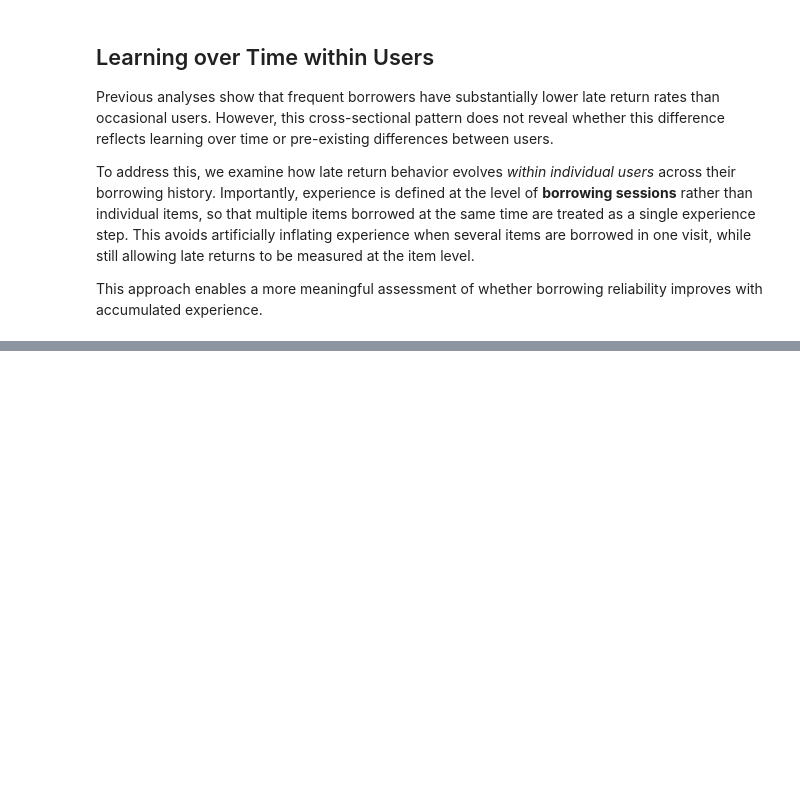
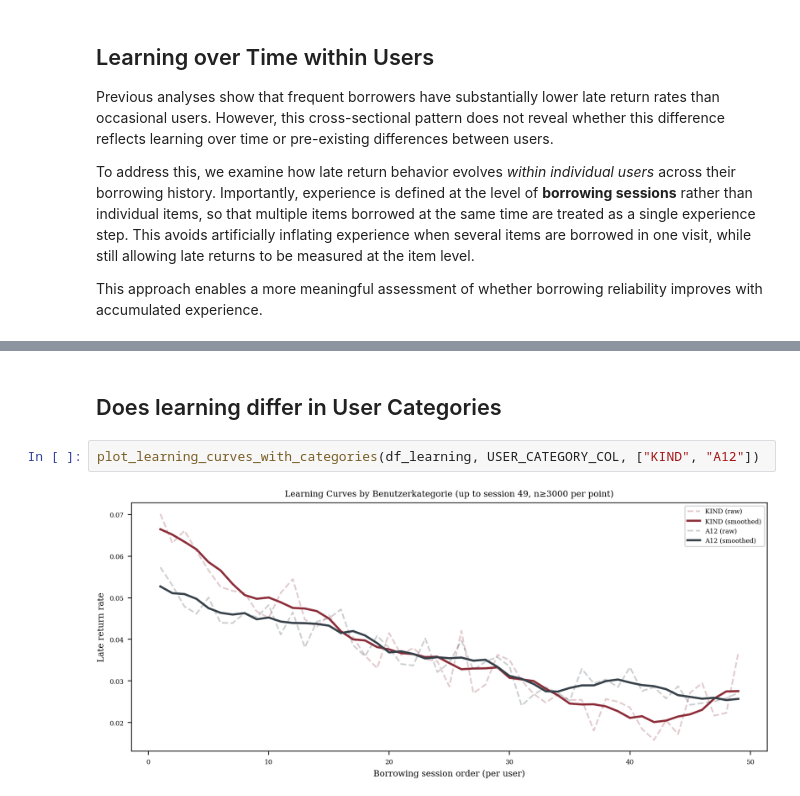
Before and after one commit to RobinAllgeier/Data_Literacy, a Jupyter notebook: exp/04_02_eda_user_behavior.ipynb, the cells around one changed output, grey strips where cells are left out. Saved outputs shown, nothing was run; the diff lists cells and outputs as text; blank space fills up the shorter version.

```diff
--- a/exp/04_02_eda_user_behavior.ipynb
+++ b/exp/04_02_eda_user_behavior.ipynb
@@ -534,0 +482,6 @@ df_late_share_by_size
+# %% [markdown]
+## Does learning differ in User Categories
+# %%
+plot_learning_curves_with_categories(df_learning, USER_CATEGORY_COL, ["KIND", "A12"])
+# %% [output]
+[figure, added]
```
Also changed, not shown: parts of 49 cells of this notebook, 1 other file.
